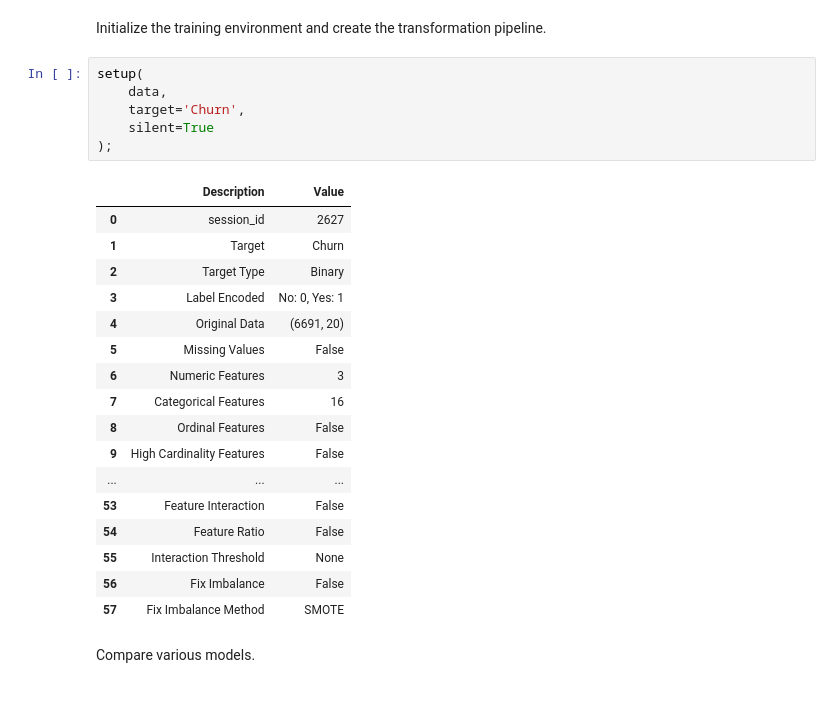
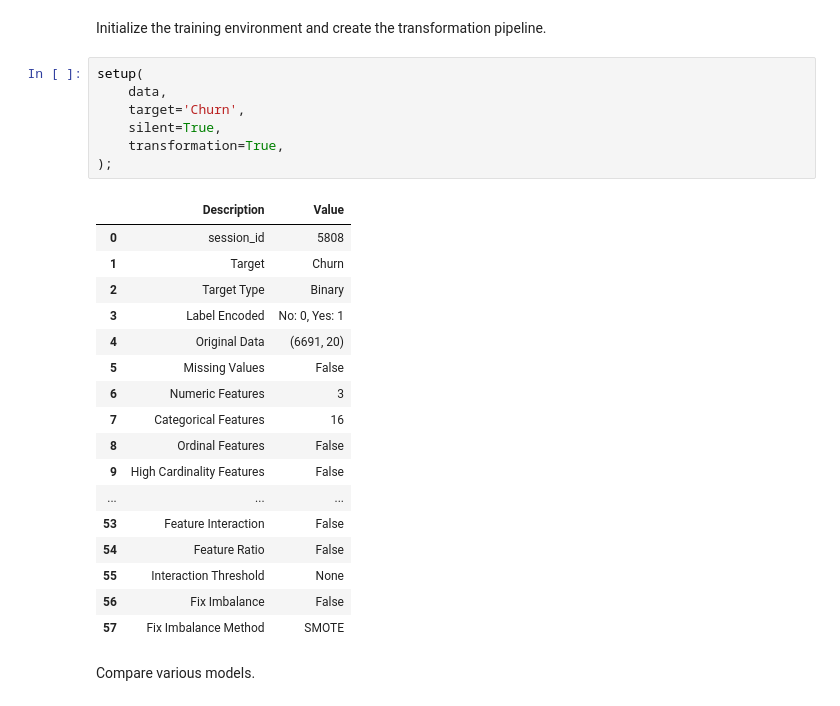
Before and after one commit to kubekmonika/customer-churn-analysis-telco-dataset, a Jupyter notebook: notebooks/model.ipynb, the cells around one changed output. Saved outputs shown, nothing was run; the diff lists cells and outputs as text.

Commit message:
acc 0.8082 recall 0.5360 prec 0.6797 model: lr setup: - transformation

```diff
--- a/notebooks/model.ipynb
+++ b/notebooks/model.ipynb
@@ -75,12 +75,13 @@ Initialize the training environment and create the transformation pipeline.
 # %%
 setup(
     data,
     target='Churn',
-    silent=True
+    silent=True,
+    transformation=True,
 );
 # %% [output]
 |  | Description | Value |
-| 0 | session_id | 2627 |
+| 0 | session_id | 5808 |
 | 1 | Target | Churn |
 | 2 | Target Type | Binary |
 | 3 | Label Encoded | No: 0, Yes: 1 |
```
Also changed, not shown: parts of 2 cells of this notebook.
